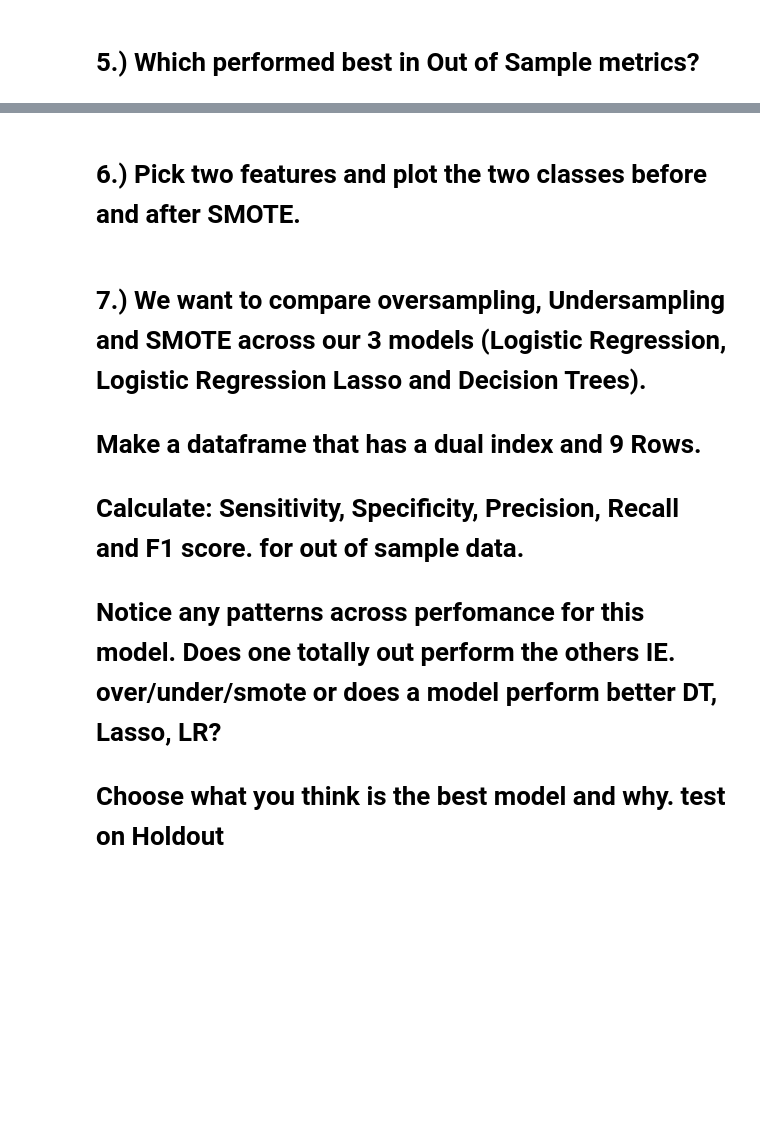
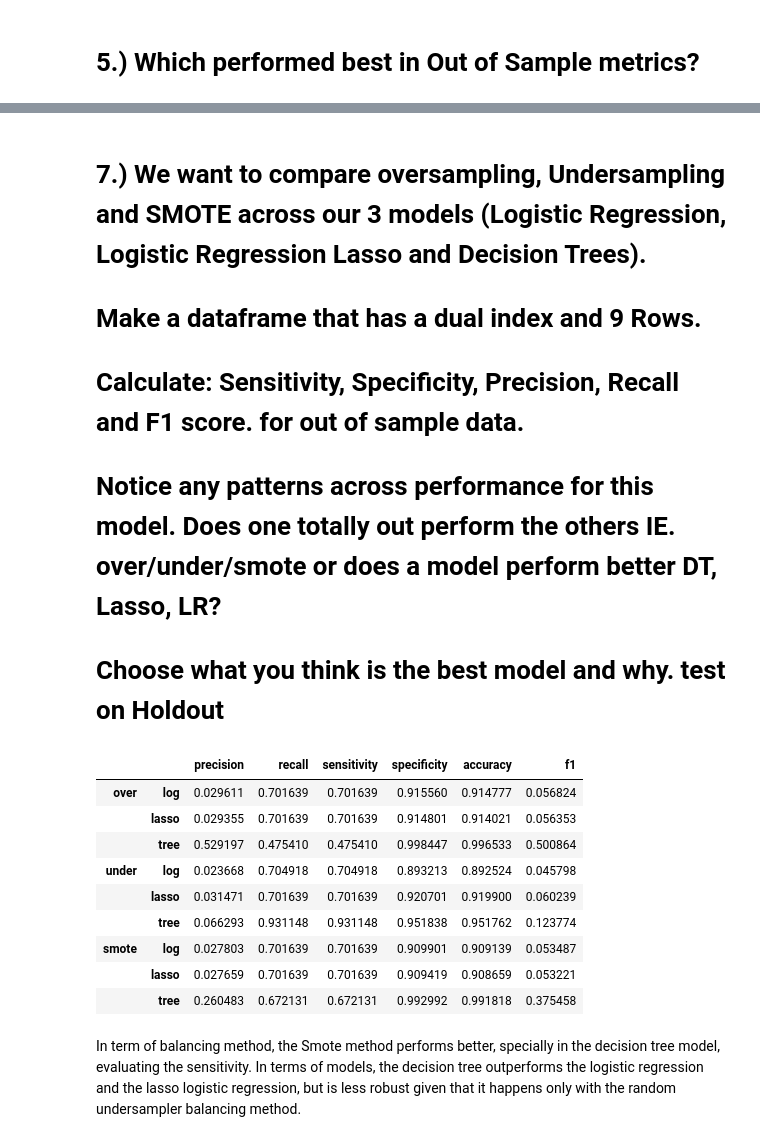
Before and after one commit to m4wnn/ECON441BHW5, a Jupyter notebook: hw5.ipynb, the cells around one changed output, grey strips where cells are left out. Saved outputs shown, nothing was run; the diff lists cells and outputs as text; code cells hidden in the pictures; blank space fills up the shorter version.

```diff
--- a/hw5.ipynb
+++ b/hw5.ipynb
@@ -91,4 +200,4 @@ print("Under Sample Sensitivity : ", cm[1,1] /( cm[1,0] + cm[1,1]))
 # %%
-y_pred = smote_log.predict(X_test)
+y_pred = log_smote.predict(X_test)
 cm = confusion_matrix(y_true, y_pred)
 cm
@@ -97,2 +250,7 @@ print("SMOTE Sample Sensitivity : ", cm[1,1] /( cm[1,0] + cm[1,1]))
 # %% [markdown]
-# 6.) Pick two features and plot the two classes before and after SMOTE.
+# 7.) We want to compare oversampling, Undersampling and SMOTE across our 3 models (Logistic Regression, Logistic Regression Lasso and Decision Trees).
+
+# Make a dataframe that has a dual index and 9 Rows.
+# Calculate: Sensitivity, Specificity, Precision, Recall and F1 score. for out of sample data.
+# Notice any patterns across performance for this model. Does one totally out perform the others IE. over/under/smote or does a model perform better DT, Lasso, LR?
+# Choose what you think is the best model and why. test on Holdout
@@ -122,10 +257,3 @@ plt.show()
-# %% [markdown]
-# 7.) We want to compare oversampling, Undersampling and SMOTE across our 3 models (Logistic Regression, Logistic Regression Lasso and Decision Trees).
-
-# Make a dataframe that has a dual index and 9 Rows.
-# Calculate: Sensitivity, Specificity, Precision, Recall and F1 score. for out of sample data.
-# Notice any patterns across perfomance for this model. Does one totally out perform the others IE. over/under/smote or does a model perform better DT, Lasso, LR?
-# Choose what you think is the best model and why. test on Holdout
 # %%
 from sklearn.tree import DecisionTreeClassifier
 from sklearn.metrics import confusion_matrix, precision_score, recall_score, f1_score
@@ -132,0 +275,47 @@ import pandas as pd
+# %%
+trained_models = {}
+scores_for_df = {}
+# %%
+for i,j in balancing_configs.items():
+    for k,l in model_configs.items():
+        pipe = Pipeline(
+            steps=[
+                ('scaler', StandardScaler()),
+                ('balancer', j),
+                ('model', l)
+            ]
+        )
+        pipe.fit(X_train, y_train)
+        trained_models[(i,k)] = pipe
+        # Compute precision, recall, f1 score and store them in a dictionary
+        y_pred = pipe.predict(X_test)
+        cm = confusion_matrix(y_test, y_pred)
+        sensitivity = cm[1,1] /( cm[1,0] + cm[1,1])
+        specificity = cm[0,0] /( cm[0,0] + cm[0,1])
+        accuracy = pipe.score(X_test, y_test)
+        precision = precision_score(y_test, y_pred)
+        recall = recall_score(y_test, y_pred)
+        f1 = f1_score(y_test, y_pred)
+        scores_for_df[(i,k)] = {
+            'precision': precision,
+            'recall': recall,
+            'sensitivity': sensitivity,
+            'specificity': specificity,
+            'accuracy': accuracy,
+            'f1': f1,
+        }
+# %%
+pd.DataFrame(scores_for_df).T
+# %% [output]
+|  |  | precision | recall | sensitivity | specificity | accuracy | f1 |
+| over | log | 0.029611 | 0.701639 | 0.701639 | 0.915560 | 0.914777 | 0.056824 |
+|  | lasso | 0.029355 | 0.701639 | 0.701639 | 0.914801 | 0.914021 | 0.056353 |
+|  | tree | 0.529197 | 0.475410 | 0.475410 | 0.998447 | 0.996533 | 0.500864 |
+| under | log | 0.023668 | 0.704918 | 0.704918 | 0.893213 | 0.892524 | 0.045798 |
+|  | lasso | 0.031471 | 0.701639 | 0.701639 | 0.920701 | 0.919900 | 0.060239 |
+|  | tree | 0.066293 | 0.931148 | 0.931148 | 0.951838 | 0.951762 | 0.123774 |
+| smote | log | 0.027803 | 0.701639 | 0.701639 | 0.909901 | 0.909139 | 0.053487 |
+|  | lasso | 0.027659 | 0.701639 | 0.701639 | 0.909419 | 0.908659 | 0.053221 |
+|  | tree | 0.260483 | 0.672131 | 0.672131 | 0.992992 | 0.991818 | 0.375458 |
+# %% [markdown]
+In term of balancing method, the Smote method performs better, specially in the decision tree model, evaluating the sensitivity. In terms of models, the decision tree outperforms the logistic regression and the lasso logistic regression, but is less robust given that it happens only with the random undersampler balancing method.
```
Also changed, not shown: parts of 47 cells of this notebook, 3 other files.
